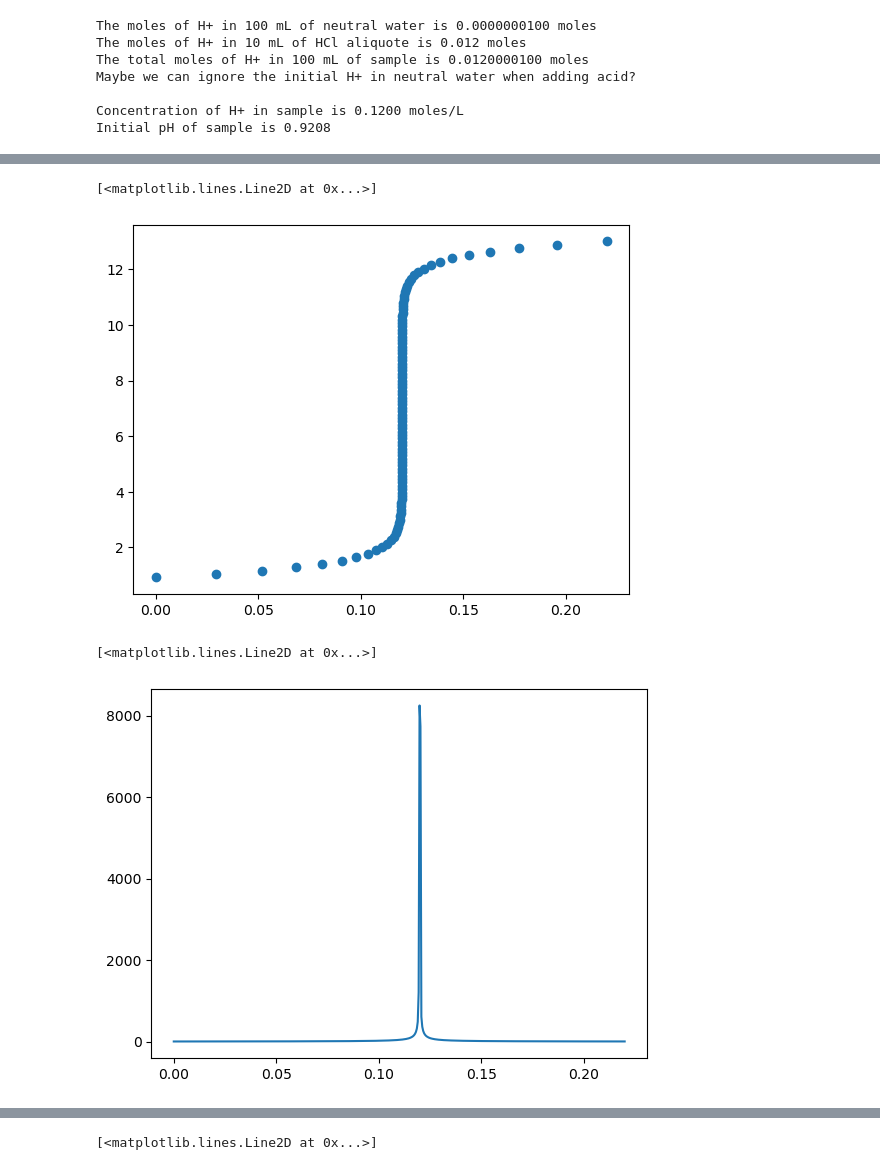
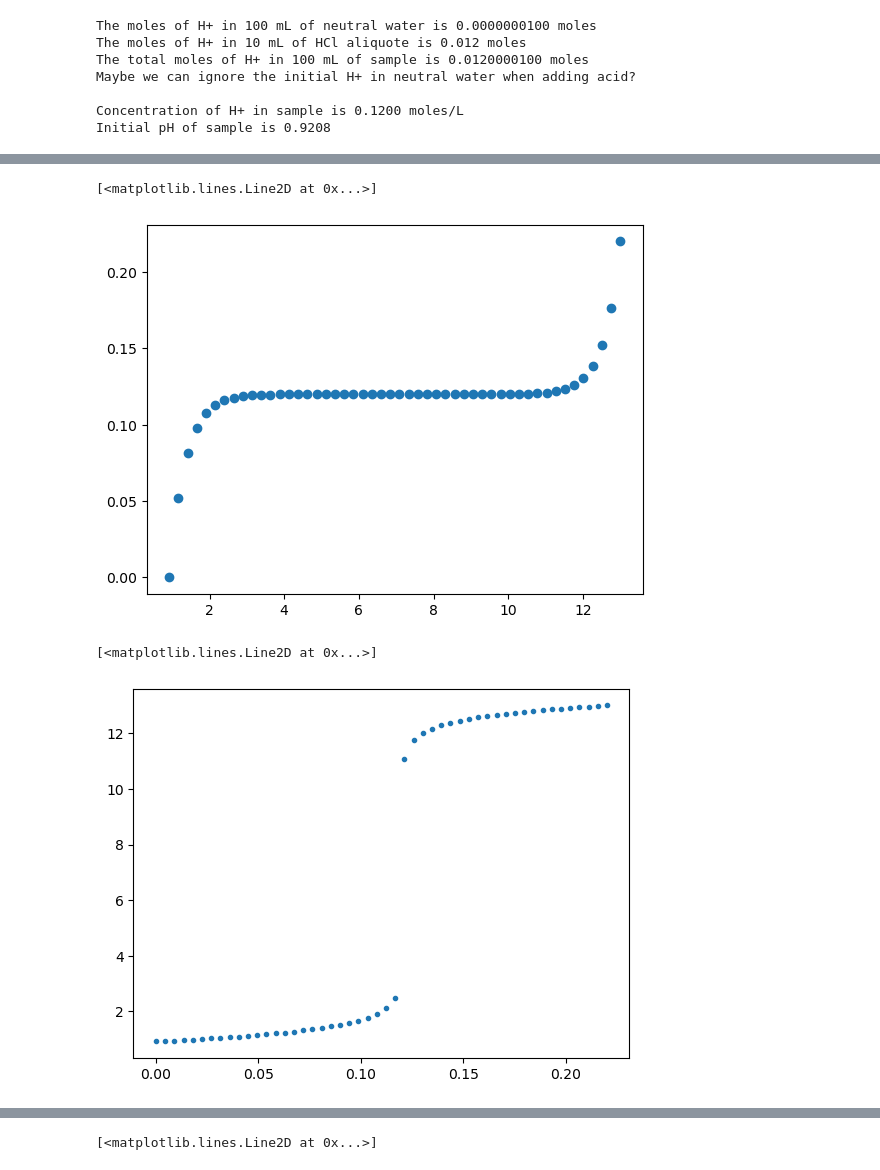
Before and after one commit to blinkletter/3530Biochem, a Jupyter notebook: TitrationAgain.ipynb, the cells around one changed output, grey strips where cells are left out. Cells and saved outputs as stored; diff of their text form; code cells hidden in the pictures.

```diff
--- a/TitrationAgain.ipynb
+++ b/TitrationAgain.ipynb
@@ -104,21 +102,22 @@ $$ H^+ = HCl_0 - OH_{added}
 # %%
 pH = 0.9208  ## The initial pH of our sample as determined above
 Kw = 1E-14
 
-pH_list = np.linspace(pH, 13, 100)   # a list of 100 pH values starting at initial pH
+pH_list = np.linspace(pH, 13, 50)   # a list of 100 pH values starting at initial pH
 H_list = 10**(-pH_list)              # a list of [H] values calculted from the pH list
 
 Init_H = 10**-pH                     # the amount of HCl added defined the pH
 
 Bt = Kw/H_list + (Init_H - H_list)
 
-y=pH_list
-x=Bt
+x=pH_list
+y=Bt
 plt.plot(x,y,"o")
 # %% [output]
 [<matplotlib.lines.Line2D at 0x...>]
-[figure, old version]
+[figure, new version]
 # %%
+import numpy as np
 from scipy.interpolate import InterpolatedUnivariateSpline
 
 
@@ -138,7 +137,7 @@ x=Bt
 
 f2 = InterpolatedUnivariateSpline(x, y)
 
-x1 = np.linspace(np.min(x),np.max(x),500)
+x1 = np.linspace(np.min(x),np.max(x),50)
 y1 = f2(x1)
 
 der = []
@@ -151,10 +150,10 @@ der = np.array(der)
 
 
 der = np.gradient( y1, x1 )
-plt.plot(x1,der,"-")
+plt.plot(x1,y1,".")
 # %% [output]
 [<matplotlib.lines.Line2D at 0x...>]
-[figure, old version]
+[figure, new version]
 # %%
 der = np.diff(y1) / np.diff(x1)
 x2 = (x1[:-1] + x1[1:]) / 2
```
Also changed, not shown: parts of 4 cells of this notebook.
